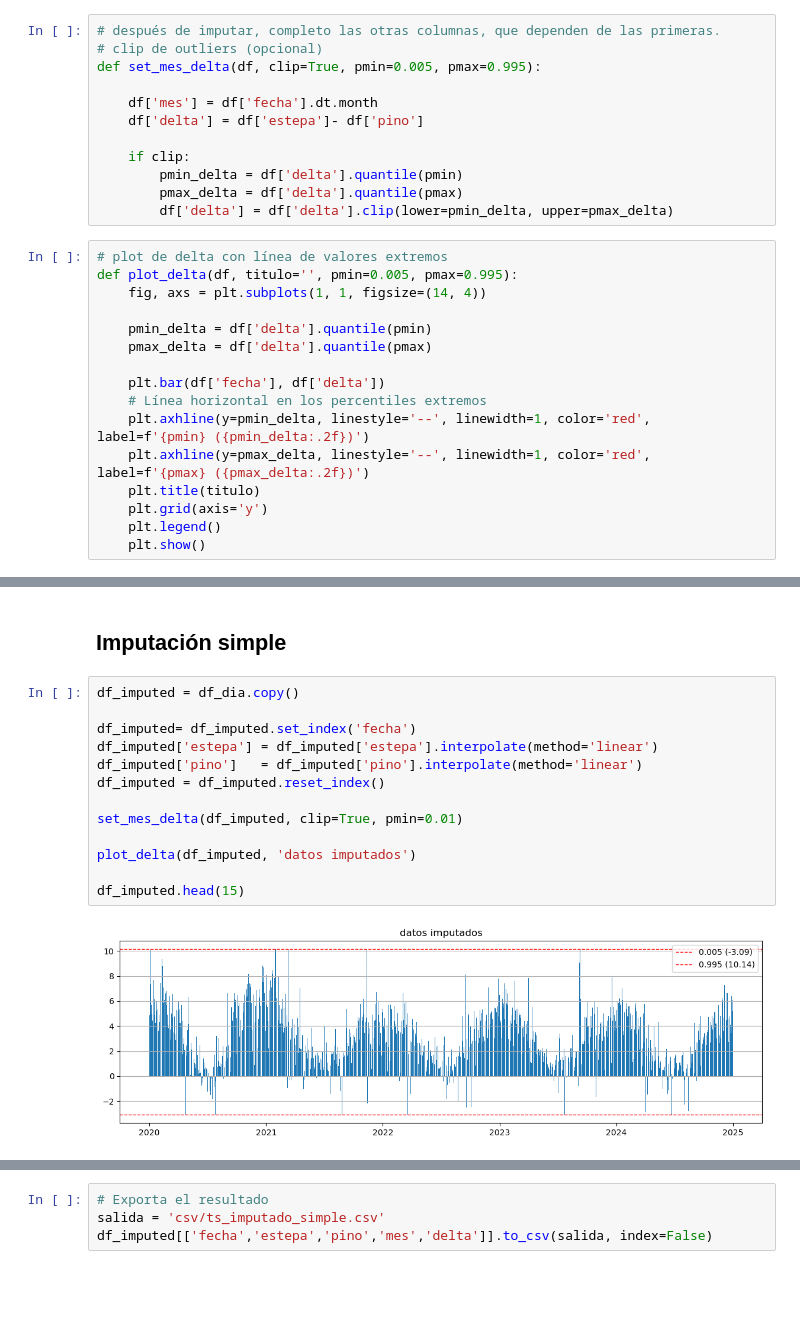
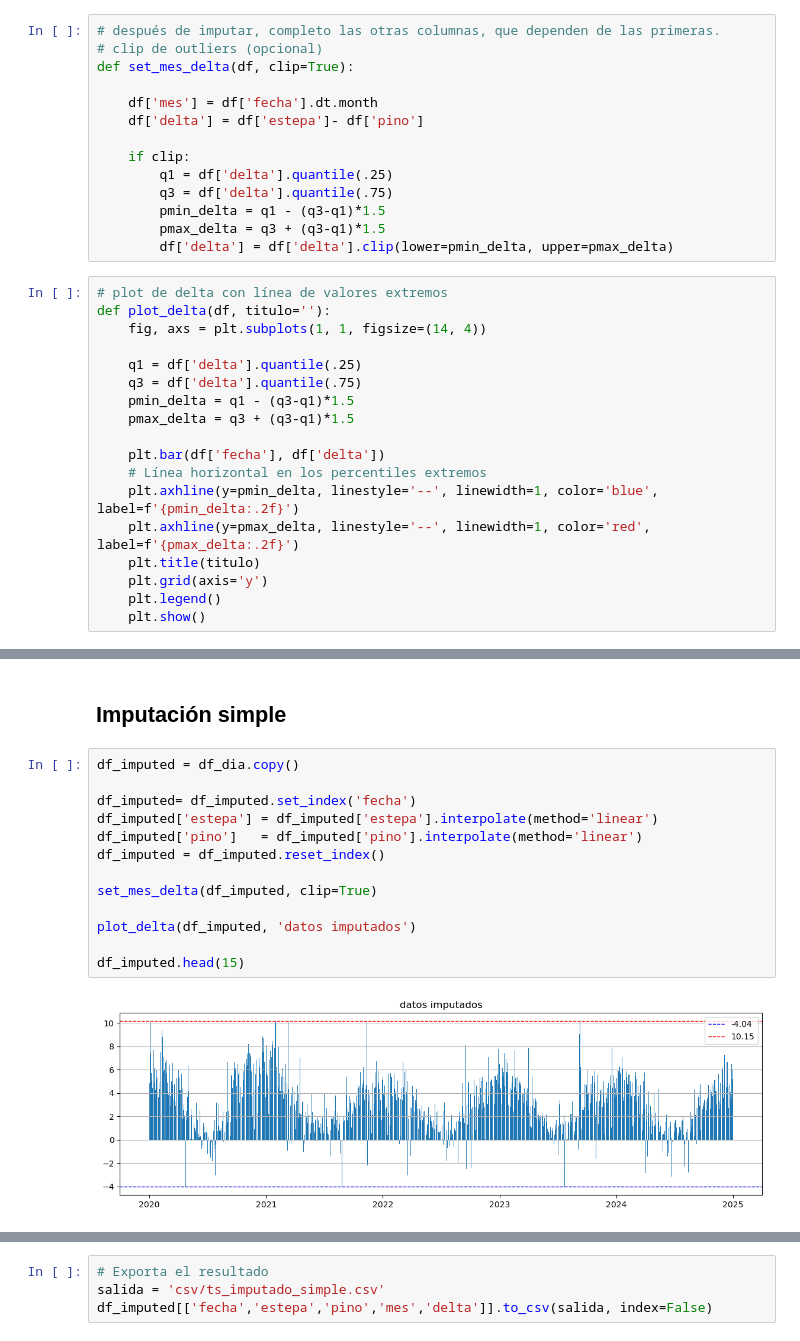
Before and after one commit to arigarmendia/TF-AST2, a Jupyter notebook: 3. Imputaciones.ipynb, the cells around one changed output, grey strips where cells are left out. Saved outputs shown, nothing was run; the diff lists cells and outputs as text; blank space fills up the shorter version.

Commit message:
clip outliers x rango intercuartil

```diff
--- a/3. Imputaciones.ipynb
+++ b/3. Imputaciones.ipynb
@@ -20,27 +20,31 @@ warnings.simplefilter(action='ignore', category=FutureWarning)
 # %%
 # después de imputar, completo las otras columnas, que dependen de las primeras.
 # clip de outliers (opcional)
-def set_mes_delta(df, clip=True, pmin=0.005, pmax=0.995):
+def set_mes_delta(df, clip=True):
 
     df['mes'] = df['fecha'].dt.month
     df['delta'] = df['estepa']- df['pino']
 
     if clip:
-        pmin_delta = df['delta'].quantile(pmin)
-        pmax_delta = df['delta'].quantile(pmax)
+        q1 = df['delta'].quantile(.25)
+        q3 = df['delta'].quantile(.75)
+        pmin_delta = q1 - (q3-q1)*1.5
+        pmax_delta = q3 + (q3-q1)*1.5
         df['delta'] = df['delta'].clip(lower=pmin_delta, upper=pmax_delta)
 # %%
 # plot de delta con línea de valores extremos
-def plot_delta(df, titulo='', pmin=0.005, pmax=0.995):
+def plot_delta(df, titulo=''):
     fig, axs = plt.subplots(1, 1, figsize=(14, 4))
 
-    pmin_delta = df['delta'].quantile(pmin)
-    pmax_delta = df['delta'].quantile(pmax)
+    q1 = df['delta'].quantile(.25)
+    q3 = df['delta'].quantile(.75)
+    pmin_delta = q1 - (q3-q1)*1.5
+    pmax_delta = q3 + (q3-q1)*1.5
 
     plt.bar(df['fecha'], df['delta'])
     # Línea horizontal en los percentiles extremos
-    plt.axhline(y=pmin_delta, linestyle='--', linewidth=1, color='red', label=f'{pmin} ({pmin_delta:.2f})')
-    plt.axhline(y=pmax_delta, linestyle='--', linewidth=1, color='red', label=f'{pmax} ({pmax_delta:.2f})')
+    plt.axhline(y=pmin_delta, linestyle='--', linewidth=1, color='blue', label=f'{pmin_delta:.2f}')
+    plt.axhline(y=pmax_delta, linestyle='--', linewidth=1, color='red', label=f'{pmax_delta:.2f}')
     plt.title(titulo)
     plt.grid(axis='y')
     plt.legend()
@@ -77,18 +81,18 @@ plot_delta(df_dia)
 # %%
 df_imputed = df_dia.copy()
 
 df_imputed= df_imputed.set_index('fecha')
 df_imputed['estepa'] = df_imputed['estepa'].interpolate(method='linear')
 df_imputed['pino']   = df_imputed['pino'].interpolate(method='linear')
 df_imputed = df_imputed.reset_index()
 
-set_mes_delta(df_imputed, clip=True, pmin=0.01)
+set_mes_delta(df_imputed, clip=True)
 
 plot_delta(df_imputed, 'datos imputados')
 
 df_imputed.head(15)
 # %% [output]
-[figure, old version]
+[figure, new version]
 |  | fecha | estepa | pino | mes | delta |
 | 0 | 2020-01-01 | 35.433453 | 33.666374 | 1 | 1.767079 |
 | 1 | 2020-01-02 | 36.195872 | 31.342840 | 1 | 4.853032 |
```
Also changed, not shown: parts of 9 cells of this notebook, 3 other files.
